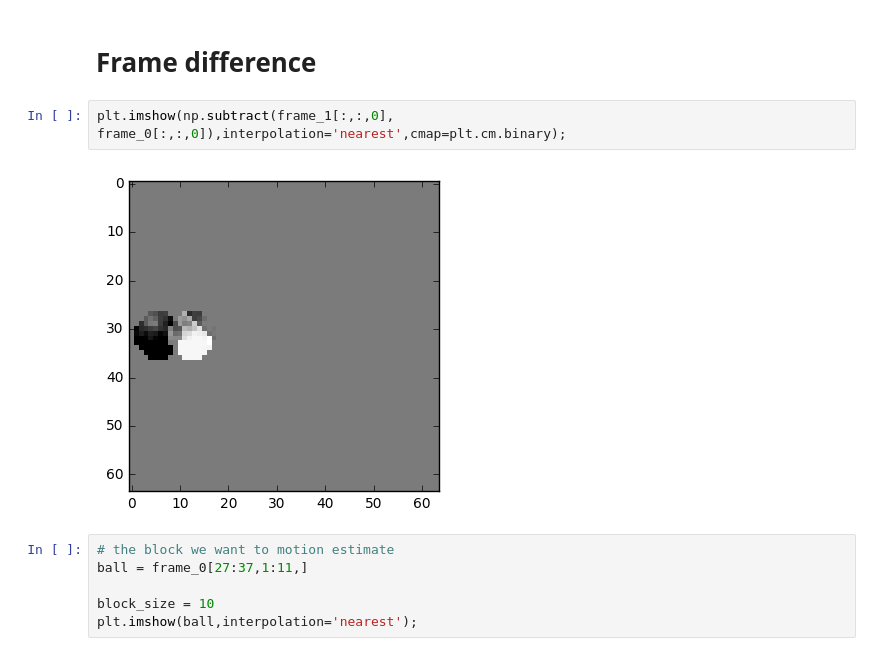
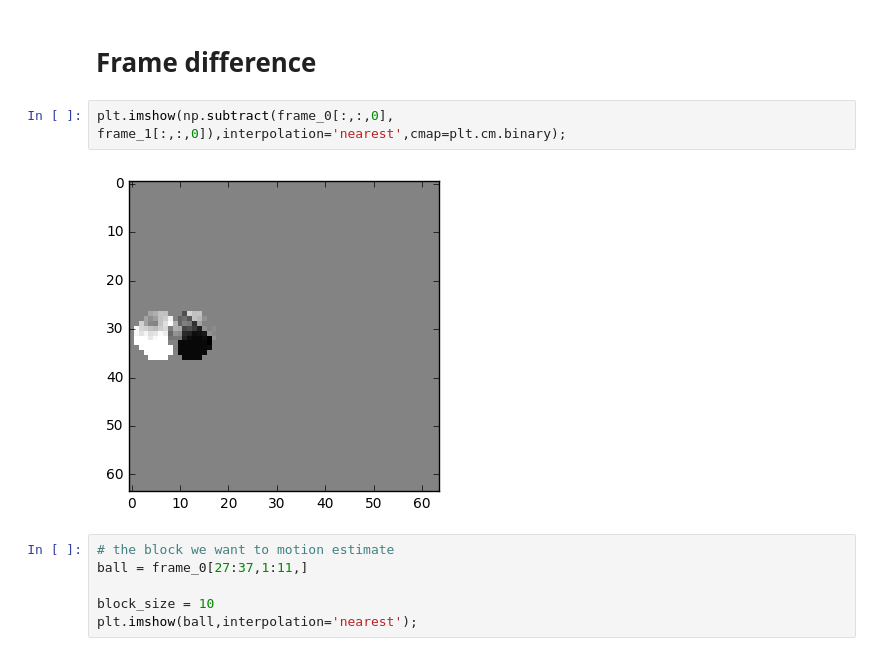
Before and after one commit to leandromoreira/digital_video_introduction, a Jupyter notebook: frame_difference_vs_motion_estimation_plus_residual.ipynb, the cells around one changed output. Saved outputs shown, nothing was run; the diff lists cells and outputs as text.

Commit message:
fixes delta frame order

```diff
--- a/frame_difference_vs_motion_estimation_plus_residual.ipynb
+++ b/frame_difference_vs_motion_estimation_plus_residual.ipynb
@@ -17,9 +17,9 @@ plt2.set_title('frame_1');plt2.imshow(frame_1,interpolation='nearest');
 # %% [markdown]
 # Frame difference
 # %%
-plt.imshow(np.subtract(frame_1[:,:,0], frame_0[:,:,0]),interpolation='nearest',cmap=plt.cm.binary);
+plt.imshow(np.subtract(frame_0[:,:,0], frame_1[:,:,0]),interpolation='nearest',cmap=plt.cm.binary);
 # %% [output]
-[figure, old version]
+[figure, new version]
 # %%
 # the block we want to motion estimate
 ball = frame_0[27:37,1:11,]
```
Also changed, not shown: parts of 1 cell of this notebook.
